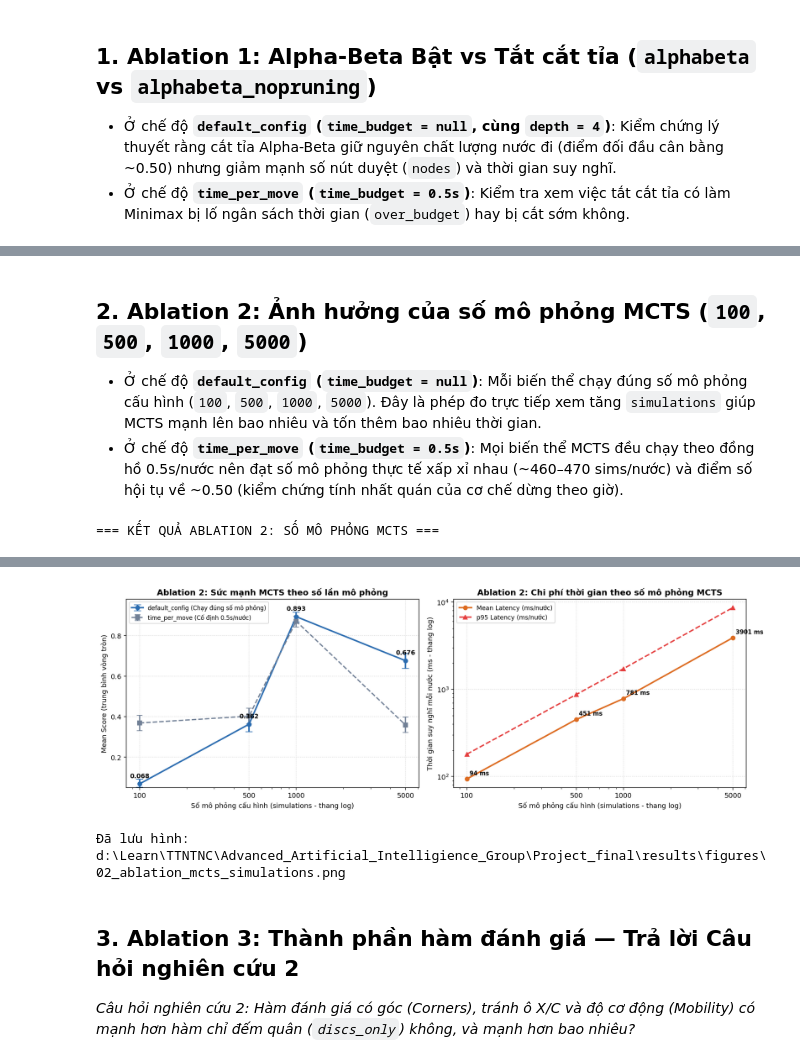
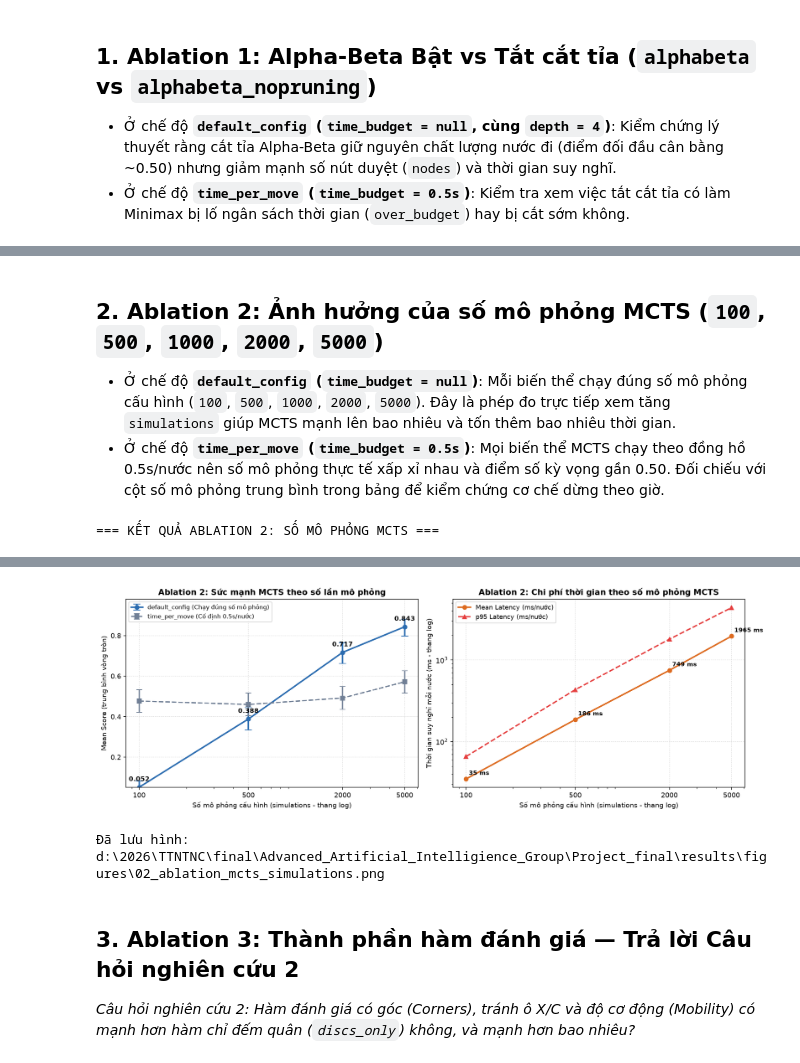
Before and after one commit to ngan23github/Advanced_Artificial_Intelligience_Group, a Jupyter notebook: Project_final/notebooks/02_ablations.ipynb, the cells around one changed output, grey strips where cells are left out. Saved outputs shown, nothing was run; the diff lists cells and outputs as text; code cells hidden in the pictures.

```diff
--- a/Project_final/notebooks/02_ablations.ipynb
+++ b/Project_final/notebooks/02_ablations.ipynb
@@ -122,12 +122,12 @@ print("Đã lưu hình:", FIGS / "02_ablation_alphabeta_pruning.png")
 # %% [markdown]
-## 2. Ablation 2: Ảnh hưởng của số mô phỏng MCTS (`100`, `500`, `1000`, `5000`)
+## 2. Ablation 2: Ảnh hưởng của số mô phỏng MCTS (`100`, `500`, `1000`, `2000`, `5000`)
 
-- Ở chế độ **`default_config` (`time_budget = null`)**: Mỗi biến thể chạy đúng số mô phỏng cấu hình (`100`, `500`, `1000`, `5000`). Đây là phép đo trực tiếp xem tăng `simulations` giúp MCTS mạnh lên bao nhiêu và tốn thêm bao nhiêu thời gian.
-- Ở chế độ **`time_per_move` (`time_budget = 0.5s`)**: Mọi biến thể MCTS đều chạy theo đồng hồ 0.5s/nước nên đạt số mô phỏng thực tế xấp xỉ nhau (~460–470 sims/nước) và điểm số hội tụ về ~0.50 (kiểm chứng tính nhất quán của cơ chế dừng theo giờ).
+- Ở chế độ **`default_config` (`time_budget = null`)**: Mỗi biến thể chạy đúng số mô phỏng cấu hình (`100`, `500`, `1000`, `2000`, `5000`). Đây là phép đo trực tiếp xem tăng `simulations` giúp MCTS mạnh lên bao nhiêu và tốn thêm bao nhiêu thời gian.
+- Ở chế độ **`time_per_move` (`time_budget = 0.5s`)**: Mọi biến thể MCTS chạy theo đồng hồ 0.5s/nước nên số mô phỏng thực tế xấp xỉ nhau và điểm số kỳ vọng gần 0.50. Đối chiếu với cột số mô phỏng trung bình trong bảng để kiểm chứng cơ chế dừng theo giờ.
 # %%
 s_mcts = summaries["mcts_simulations"]
 mcts_agents = s_mcts["config"]["agents"]
-sim_budgets = {"mcts_100": 100, "mcts_500": 500, "mcts": 1000, "mcts_5000": 5000}
+sim_budgets = {"mcts_100": 100, "mcts_500": 500, "mcts_1000": 1000, "mcts": 2000, "mcts_5000": 5000}
 
 mcts_rows = []
 for mode_name, mode_data in s_mcts["modes"].items():
@@ -225,5 +225,5 @@ print("Đã lưu hình:", FIGS / "02_ablation_mcts_simulations.png")
-[figure, old version]
+[figure, new version]
-Đã lưu hình: d:\Learn\TTNTNC\Advanced_Artificial_Intelligience_Group\Project_final\results\figures\02_ablation_mcts_simulations.png
+Đã lưu hình: d:\2026\TTNTNC\final\Advanced_Artificial_Intelligience_Group\Project_final\results\figures\02_ablation_mcts_simulations.png
 # %% [markdown]
 ## 3. Ablation 3: Thành phần hàm đánh giá — Trả lời Câu hỏi nghiên cứu 2
 
```
Also changed, not shown: parts of 7 cells of this notebook, 13 other files.
